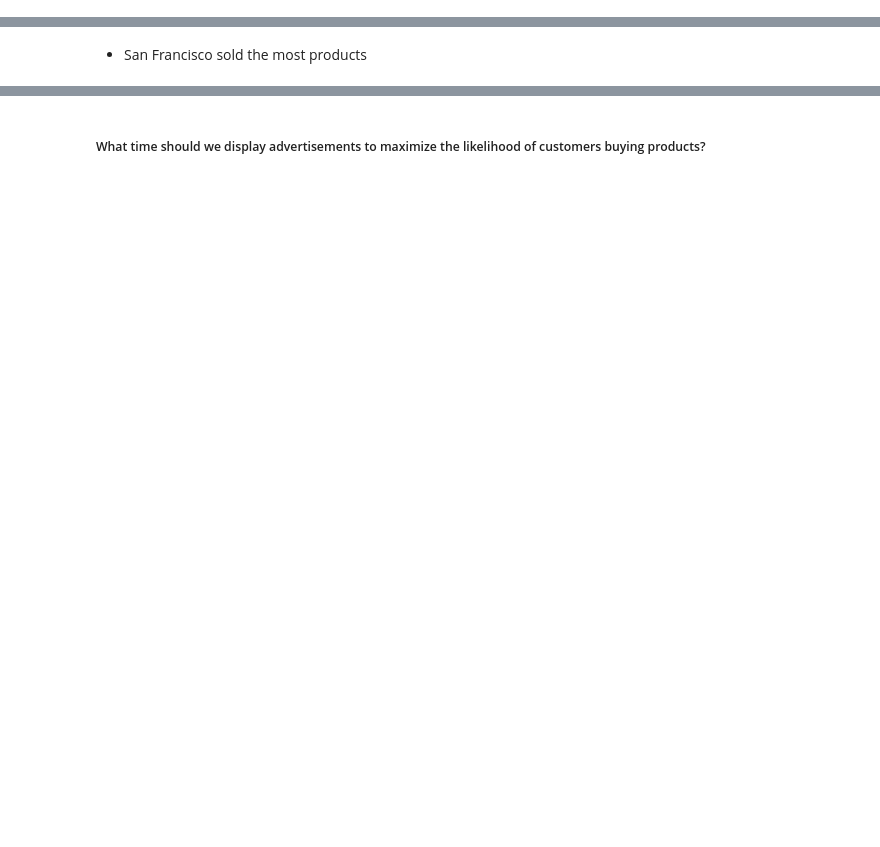
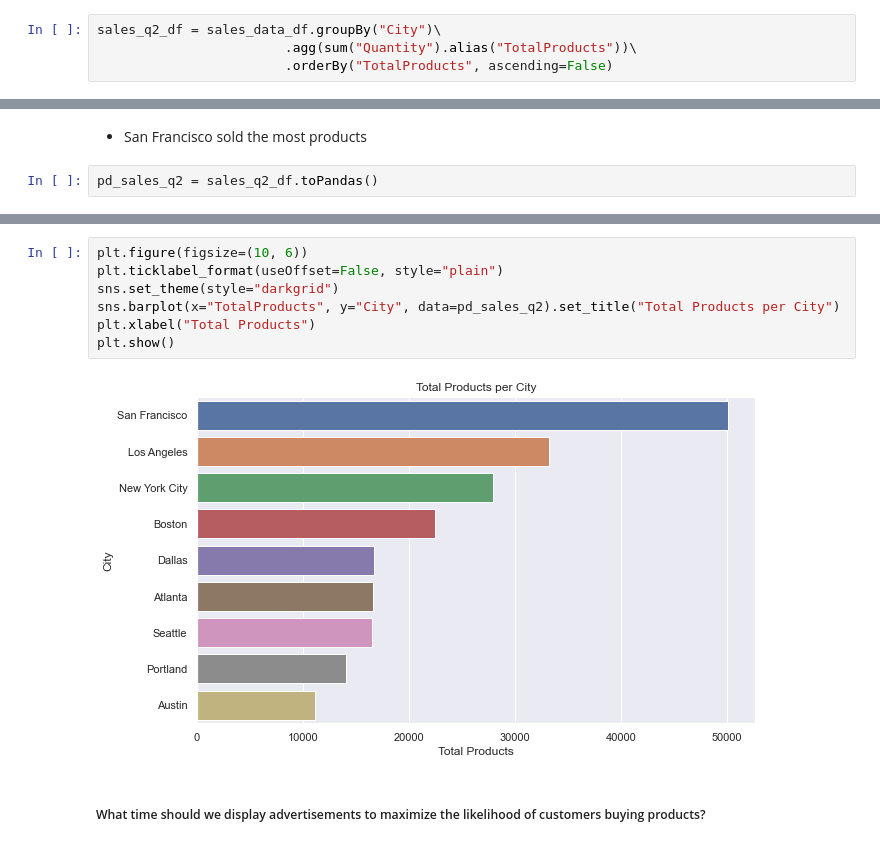
Before and after one commit to japerry911/Spark_Tutorials, a Jupyter notebook: challenges/challenge_3_sales_analytics/challenge_3.ipynb, the cells around one changed output, grey strips where cells are left out. Drawn from its saved outputs; the diff is of its cells as text; blank space fills up the shorter version.

```diff
--- a/challenges/challenge_3_sales_analytics/challenge_3.ipynb
+++ b/challenges/challenge_3_sales_analytics/challenge_3.ipynb
@@ -186,0 +206,4 @@ only showing top 5 rows
+# %%
+sales_q2_df = sales_data_df.groupBy("City")\
+                        .agg(sum("Quantity").alias("TotalProducts"))\
+                        .orderBy("TotalProducts", ascending=False)
@@ -187,2 +226,4 @@ only showing top 5 rows
 # %% [markdown]
 - San Francisco sold the most products
+# %%
+pd_sales_q2 = sales_q2_df.toPandas()
@@ -189,2 +243,11 @@ only showing top 5 rows
+# %%
+plt.figure(figsize=(10, 6))
+plt.ticklabel_format(useOffset=False, style="plain")
+sns.set_theme(style="darkgrid")
+sns.barplot(x="TotalProducts", y="City", data=pd_sales_q2).set_title("Total Products per City")
+plt.xlabel("Total Products")
+plt.show()
+# %% [output]
+[figure, added]
 # %% [markdown]
 ##### What time should we display advertisements to maximize the likelihood of customers buying products?
```
Also changed, not shown: parts of 19 cells of this notebook.
